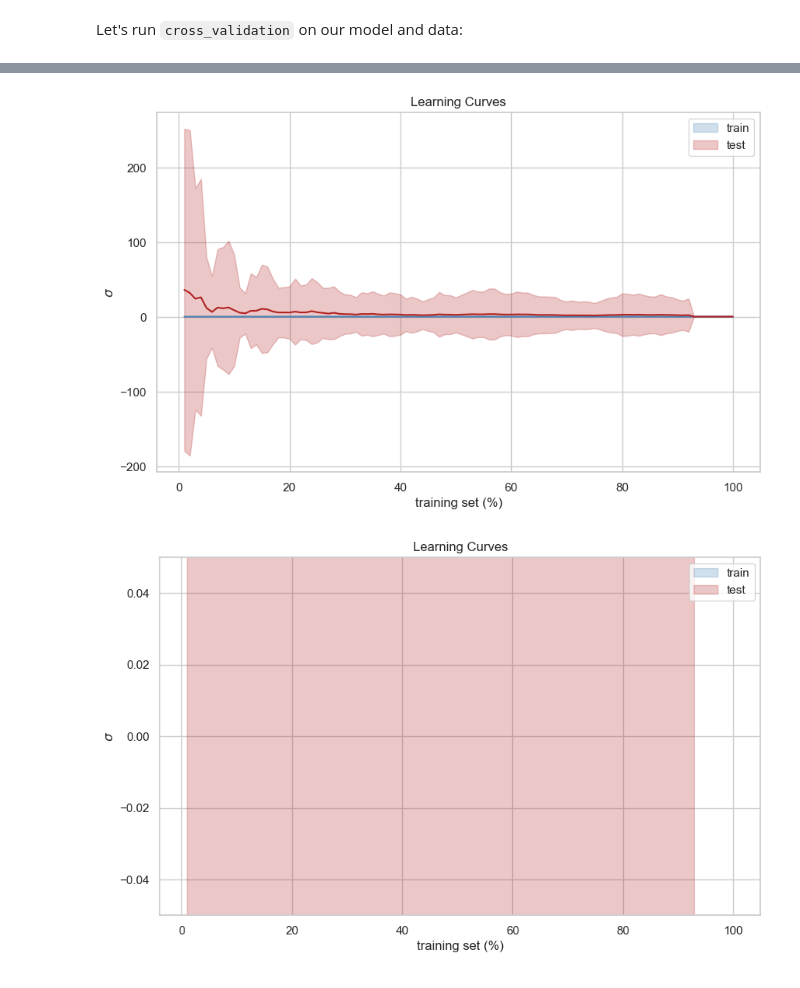
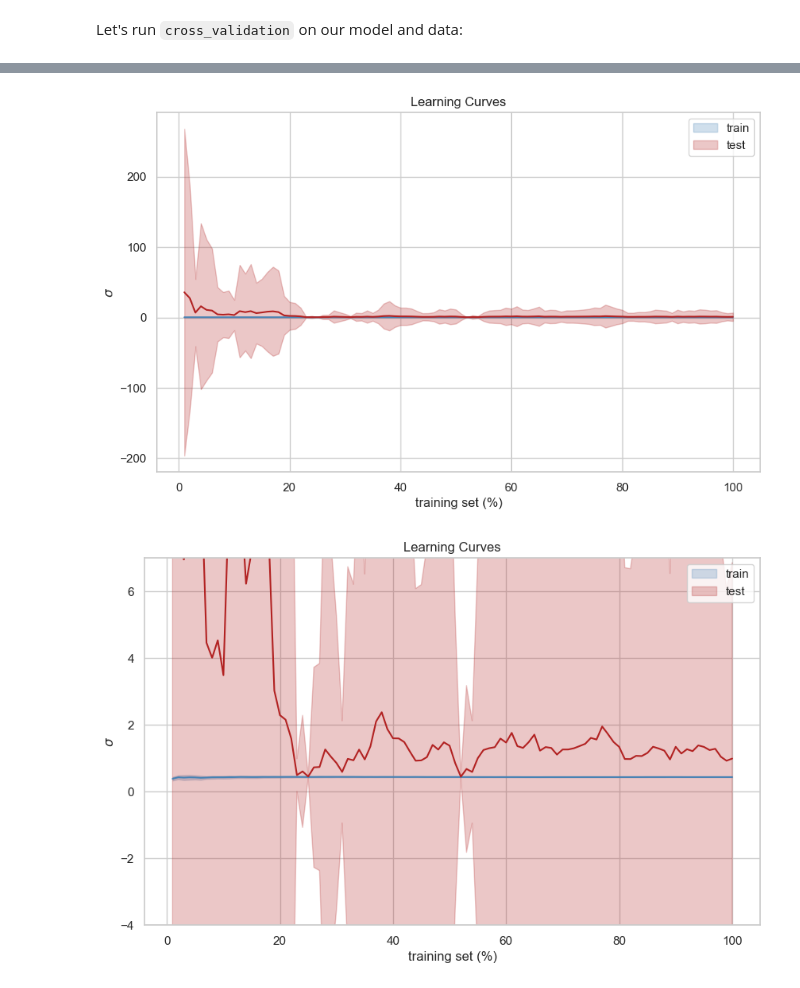
Before and after one commit to yishengtang/PS6-lab1, a Jupyter notebook: regression.ipynb, the cells around one changed output, grey strips where cells are left out. Cells and saved outputs as stored; diff of their text form; code cells hidden in the pictures.

```diff
--- a/regression.ipynb
+++ b/regression.ipynb
@@ -459,0 +525,3 @@ residuals6 = plot_residuals(result6, df_6, model_6_variables)
+# %%
+result = models.bootstrap_linear_regression(model_string, data=df)
+models.describe_bootstrap_lr(result)
@@ -496,4 +598,4 @@ Let's run `cross_validation` on our model and data:
 import random
 import patsy
 # %%
-result = cross_validation(models.linear_regression, model_string, df_6, lambda r: (r["sigma"], r["r_squared"]))
+cv_result = cross_validation(models.linear_regression, model_string, df, lambda r: (r["sigma"], r["r_squared"]))
@@ -602,7 +699,7 @@ def learning_curves(algorithm, formula, data, evaluate, fold_count=10, repetitio
     return results
 #
 # %%
-result = learning_curves(models.linear_regression, model_string, df_6, lambda r: r["sigma"])
+lc_result_sigma = learning_curves(models.linear_regression, model_string, df, lambda r: r["sigma"])
 # %%
 # Code from Lab 11 Solution
 def results_to_curves( curve, results):
@@ -646,10 +743,10 @@ def plot_learning_curves( results, metric, zoom=False):
     plt.close()
 #
 # %%
-plot_learning_curves(result, r"$\sigma$")
+plot_learning_curves(lc_result_sigma, r"$\sigma$")
 # %% [output]
-[figure, old version]
+[figure, new version]
 # %%
-plot_learning_curves(result, r"$\sigma$", zoom=True)
+plot_learning_curves(lc_result_sigma, r"$\sigma$", zoom=True)
 # %% [output]
-[figure, old version]
+[figure, new version]
```
Also changed, not shown: parts of 92 cells of this notebook.
